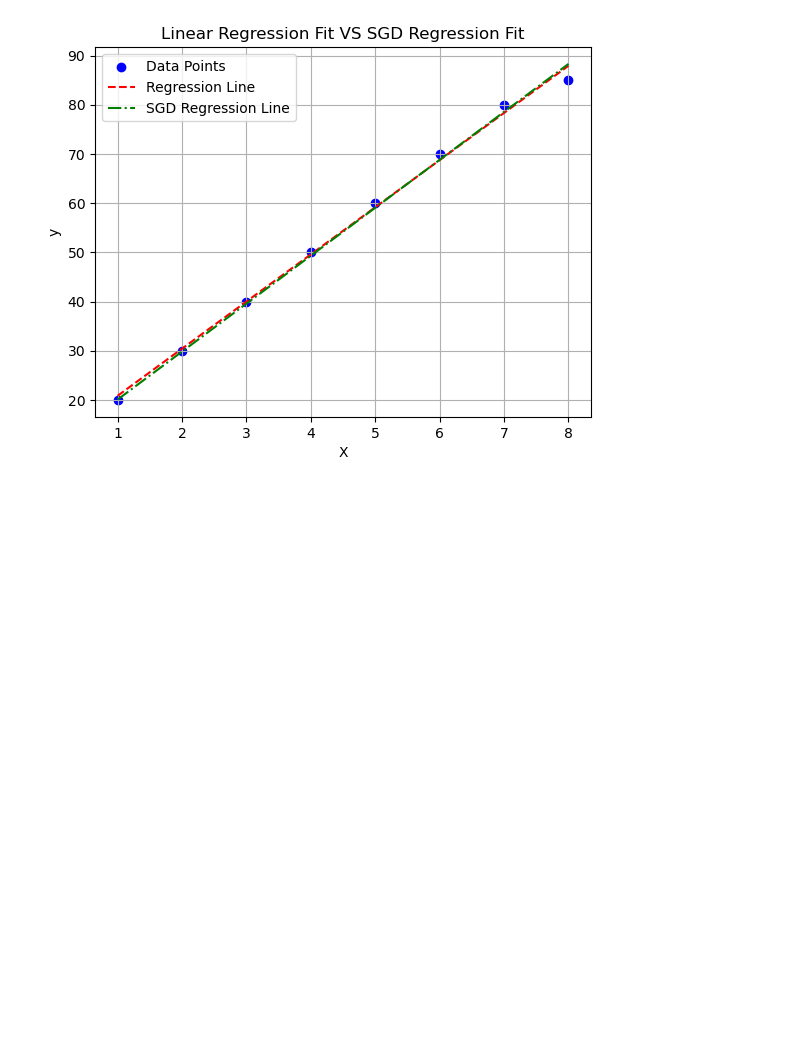
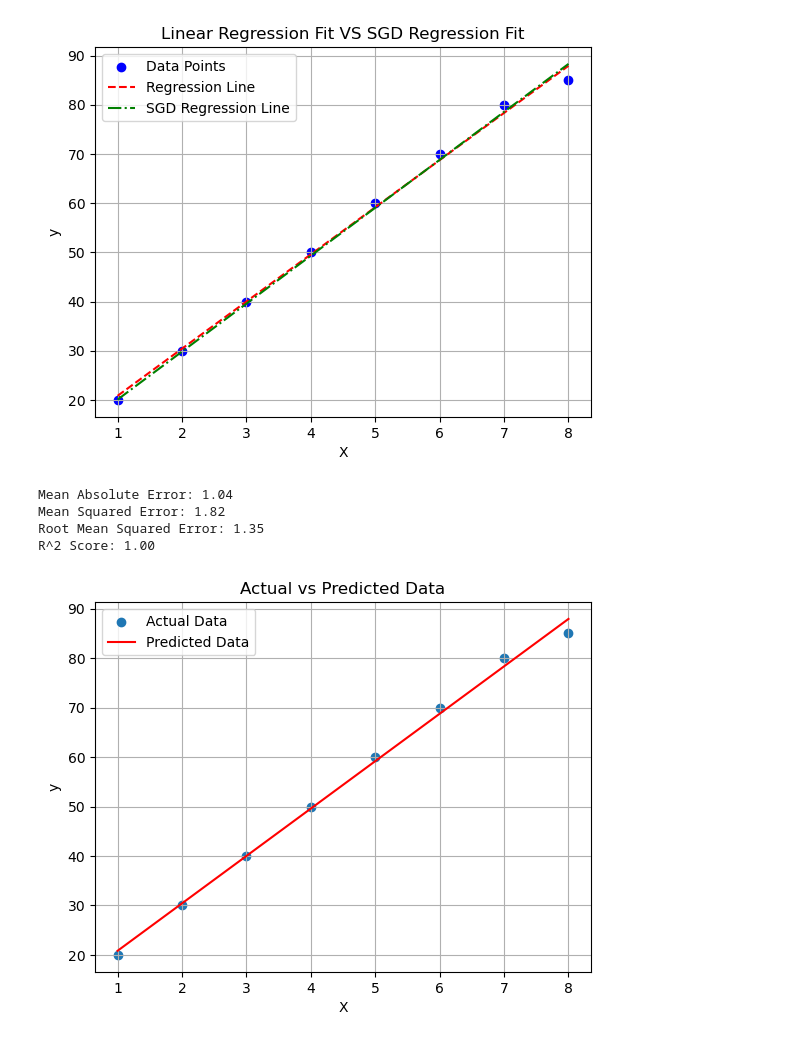
Before and after one commit to AbdullahWB/Machine-Learning, a Jupyter notebook: week_3/evelute_metrice.ipynb, the cells around one changed output. Saved outputs shown, nothing was run; the diff lists cells and outputs as text; code cells hidden in the pictures; blank space fills up the shorter version.

```diff
--- a/week_3/evelute_metrice.ipynb
+++ b/week_3/evelute_metrice.ipynb
@@ -121,0 +124,26 @@ plt.show()
+# %%
+mae = mean_absolute_error(y, pred_marks)
+mse = mean_squared_error(y, pred_marks)
+r2 = r2_score(y, pred_marks)
+rmse = np.sqrt(mse)
+print(f"Mean Absolute Error: {mae:.2f}")
+print(f"Mean Squared Error: {mse:.2f}")
+print(f"Root Mean Squared Error: {rmse:.2f}")
+print(f"R^2 Score: {r2:.2f}")
+# %% [output]
+Mean Absolute Error: 1.04
+Mean Squared Error: 1.82
+Root Mean Squared Error: 1.35
+R^2 Score: 1.00
+# %%
+plt.scatter(X, y, label="Actual Data")
+plt.plot(X, pred_marks, label="Predicted Data", color="red")
+
+plt.xlabel("X")
+plt.ylabel("y")
+plt.title("Actual vs Predicted Data")
+plt.legend()
+plt.grid()
+plt.show()
+# %% [output]
+[figure, added]
```
Also changed, not shown: parts of 1 cell of this notebook, 2 other files.
